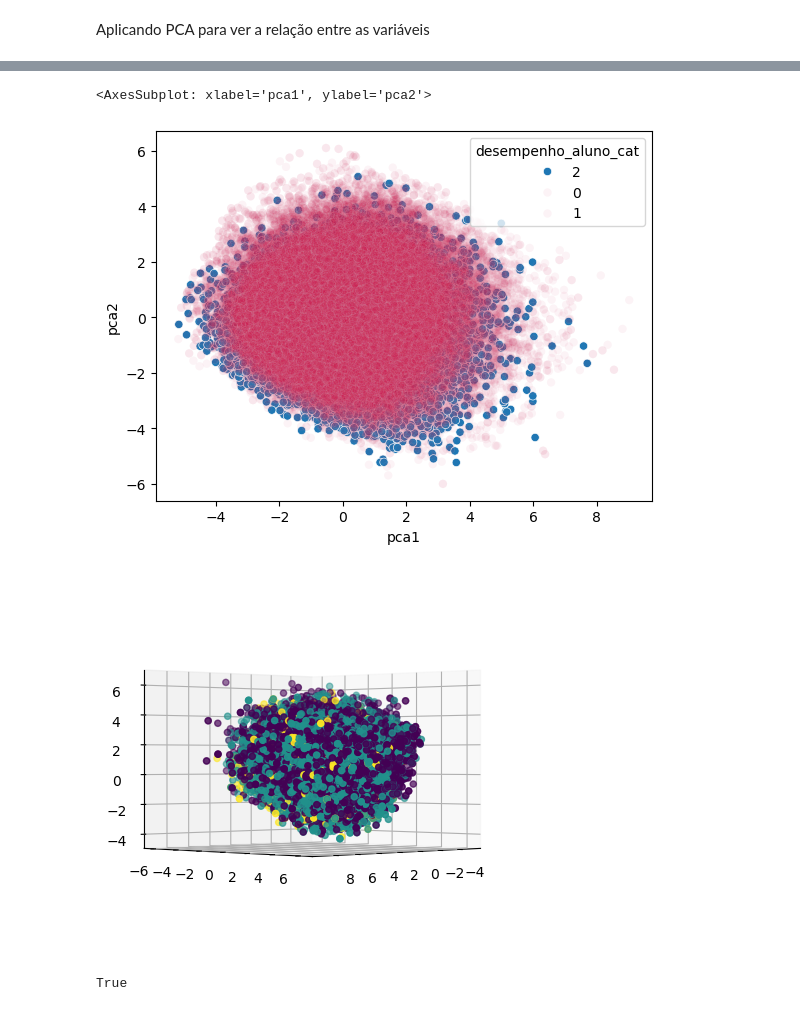
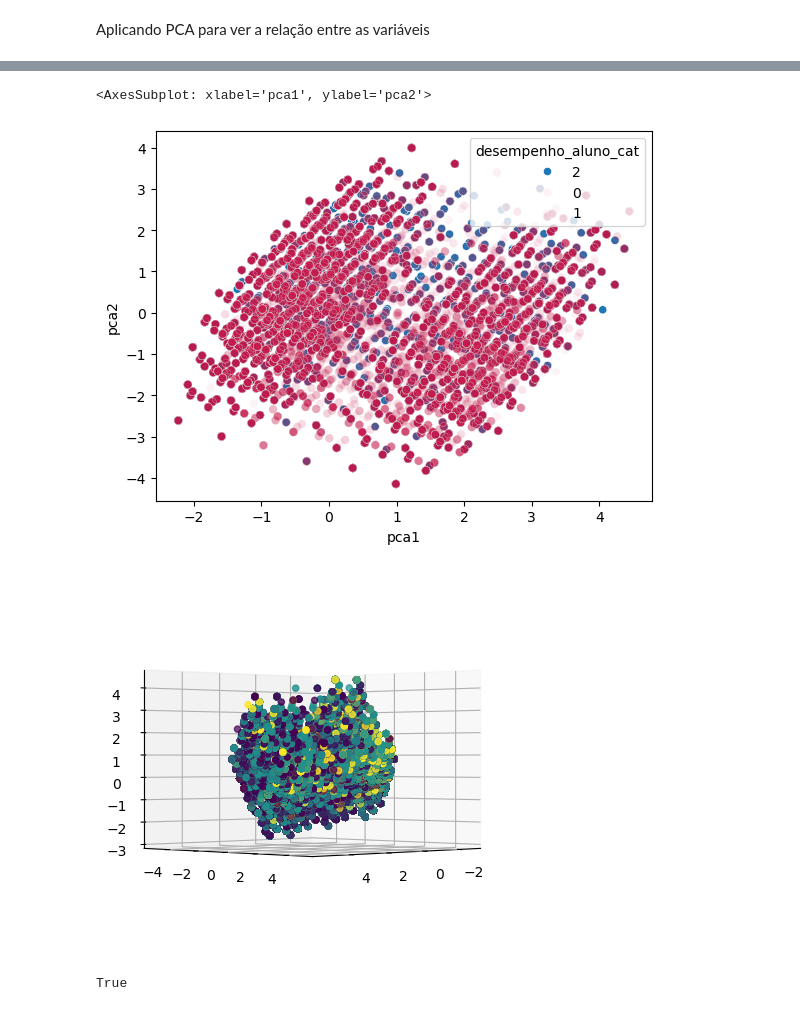
Before and after one commit to JamboTechUFPB/SAEB_Classificador, a Jupyter notebook: treatment_analysis/analysis2.ipynb, the cells around one changed output, grey strips where cells are left out. Cells and saved outputs as stored; diff of their text form; code cells hidden in the pictures.

```diff
--- a/treatment_analysis/analysis2.ipynb
+++ b/treatment_analysis/analysis2.ipynb
@@ -8,7 +8,7 @@ cwd = os.getcwd()
 ROOT = os.path.join(cwd, '../')
 DATA_FOLDER = os.path.join(ROOT, 'data/')
 
-df = pd.read_pickle(os.path.join(DATA_FOLDER, 'saeb_pb_2017-2007_cleaned.pkl'))
+df = pd.read_pickle(os.path.join(DATA_FOLDER, 'saeb_pb_2017-2007_fe.pkl'))
 
 df = df.dropna()
 print(len(df))
@@ -139,10 +142,7 @@ Aplicando PCA para ver a relação entre as variáveis
 exclude = ['ano', 'sigla_uf', 'id_aluno', 'situacao_censo', 'disciplina', 'proficiencia', 'erro_padrao', 'proficiencia_saeb',
        'erro_padrao_saeb', 'sexo', 'raca_cor','ano_nascimento', 'rede', 'id_escola', 'serie', 'turno', 'escola_publica', 'desempenho_aluno', 'desempenho_aluno_cat',]
 
-extra = ['possui_computador', 'possui_tv', 'gosta_estudar_disciplina', 'possui_trabalho', 'inicio_estudos', 'responsaveis_comparecem_reuniao_pais', 'reprovacao', 'pretensao_futura',
-         'evasao_escolar_ate_final_ano']
-
 for col in _df.columns:
-    if col not in exclude and col not in extra:
+    if col not in exclude:
         print(col, _df[col].unique())
 # %% [output]
@@ -166,18 +162,17 @@ pca3 [-2.09319901 -0.84742023 -0.80661203 ...  1.45437532 -0.60039927
 # %%
 # aplicando PCA para redução de dimensionalidade
-
-from umap import umap
+from sklearn.decomposition import PCA
 from sklearn.preprocessing import StandardScaler
 
-X = _df[[col for col in _df.columns if col not in exclude and col not in extra]]
+X = _df[[col for col in _df.columns if col not in exclude]]
 scaler = StandardScaler()
 X = scaler.fit_transform(X)
 
-umap_model = umap.UMAP(n_components=2, random_state=42)
-X_umap = umap_model.fit_transform(X)
+pca_model = PCA(n_components=2)
+X = pca_model.fit_transform(X)
 
 _df.loc[:, 'pca1'] = X[:, 0]
 _df.loc[:, 'pca2'] = X[:, 1]
 
-sns.scatterplot(data=_df, x='pca1', y='pca2', hue='desempenho_aluno_cat')
+sns.scatterplot(data=_df, x='pca1', y='pca2', hue='desempenho_aluno_cat', alpha=0.4)
 # %% [output]
@@ -205,39 +201,39 @@ sns.scatterplot(data=_df[_df['desempenho_aluno_cat'] == 0], x='pca1', y='pca2',
 sns.scatterplot(data=_df[_df['desempenho_aluno_cat'] == 1], x='pca1', y='pca2', palette='rocket', hue='desempenho_aluno_cat', alpha=0.05)
 # %% [output]
 <AxesSubplot: xlabel='pca1', ylabel='pca2'>
-[figure, old version]
+[figure, new version]
 # %%
 # PCA com 3 componentes
 from sklearn.decomposition import PCA
 from sklearn.preprocessing import StandardScaler
 import matplotlib.pyplot as plt
 
 pca = PCA(n_components=3)
-X = _df[[col for col in _df.columns if col not in exclude and col not in extra]]
+X = _df[[col for col in _df.columns if col not in exclude]]
 
 scaler = StandardScaler()
 X = scaler.fit_transform(X)
 
 X = pca.fit_transform(X)
 
 _df.loc[:, 'pca1'] = X[:, 0]
 _df.loc[:, 'pca2'] = X[:, 1]
 _df.loc[:, 'pca3'] = X[:, 2]
 
 # plottando em 3 dimensões
 from mpl_toolkits.mplot3d import Axes3D
 
 fig = plt.figure()
 ax = fig.add_subplot(111, projection='3d')
 
 # Corrigindo a chamada para ax.scatter
 ax.scatter(_df['pca1'], _df['pca2'], _df['pca3'], c=_df['desempenho_aluno_cat'])
 
 ax.view_init(elev=0, azim=45)
 
 plt.show()
 # %% [output]
-[figure, old version]
+[figure, new version]
 # %%
 import plotly.express as px
 import pandas as pd
```
Also changed, not shown: parts of 21 cells of this notebook, 8 other files.
